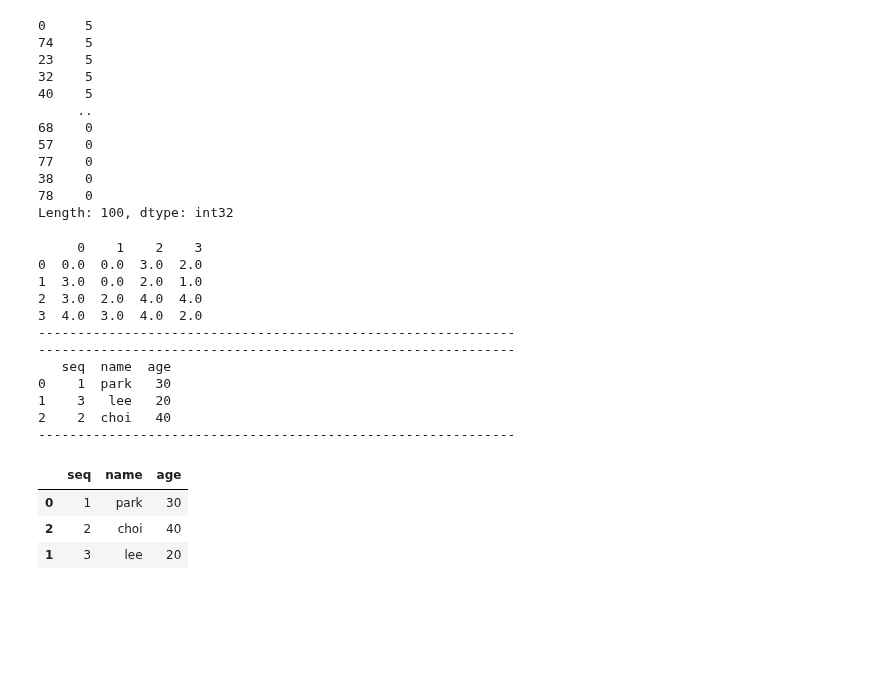
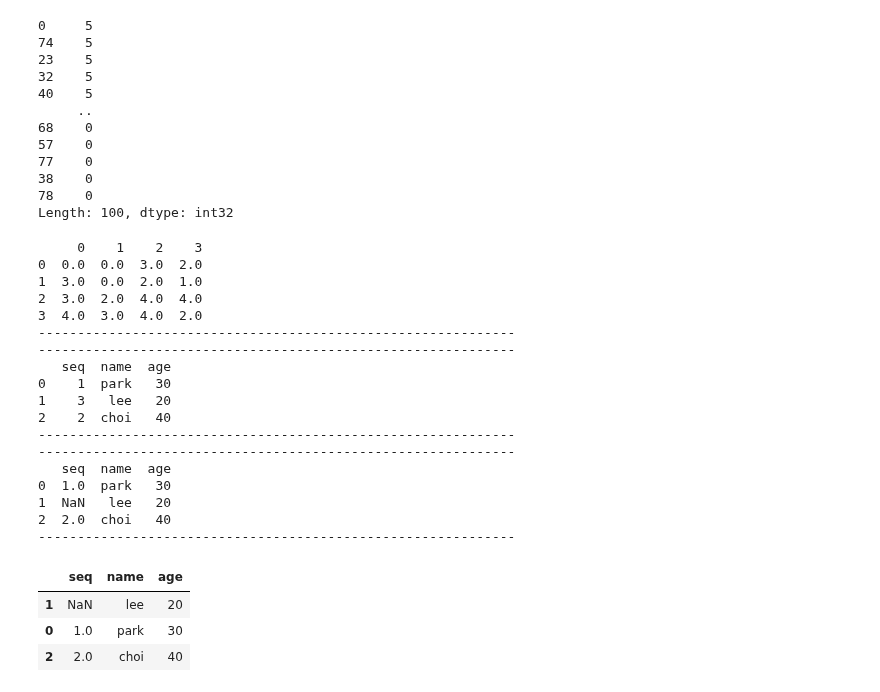
Before and after one commit to NikeLee/pythonwork, a Jupyter notebook: analysis/2_pandas.ipynb, the cells around one changed output. Saved outputs shown, nothing was run; the diff lists cells and outputs as text; code cells hidden in the pictures; blank space fills up the shorter version.

```diff
--- a/analysis/2_pandas.ipynb
+++ b/analysis/2_pandas.ipynb
@@ -852,34 +852,44 @@ print("-------------------------------------------------------------")
 # seq를 기준으로 정렬(내림차순)
 df1.sort_values(by="seq", ascending=False, axis=0)
 
 # index를 기준으로 정렬
 df1.sort_index()
 df1.sort_index(axis=0)
 df1.sort_index(axis=1, ascending=False)
 
 # inplace
 df1.sort_values(by=["seq", "name"], inplace=True)
 df1
 print("-------------------------------------------------------------")
 
 # 결측치의 위치 선정
-df1 = pd.DataFrame({
+df2 = pd.DataFrame({
     "seq":[1, np.nan, 2], "name":["park", "lee", "choi"], "age":[30, 20, 40]
     })
+print(df2)
+print("-------------------------------------------------------------")
+
+df2.sort_values(by="seq", na_position="first")
 # %% [output]
      0    1    2    3
 0  0.0  0.0  3.0  2.0
 1  3.0  0.0  2.0  1.0
 2  3.0  2.0  4.0  4.0
 3  4.0  3.0  4.0  2.0
 -------------------------------------------------------------
 -------------------------------------------------------------
    seq  name  age
 0    1  park   30
 1    3   lee   20
 2    2  choi   40
 -------------------------------------------------------------
+-------------------------------------------------------------
+   seq  name  age
+0  1.0  park   30
+1  NaN   lee   20
+2  2.0  choi   40
+-------------------------------------------------------------
 |  | seq | name | age |
-| 0 | 1 | park | 30 |
-| 2 | 2 | choi | 40 |
-| 1 | 3 | lee | 20 |
+| 1 | NaN | lee | 20 |
+| 0 | 1.0 | park | 30 |
+| 2 | 2.0 | choi | 40 |
```
Also changed, not shown: parts of 27 cells of this notebook.
